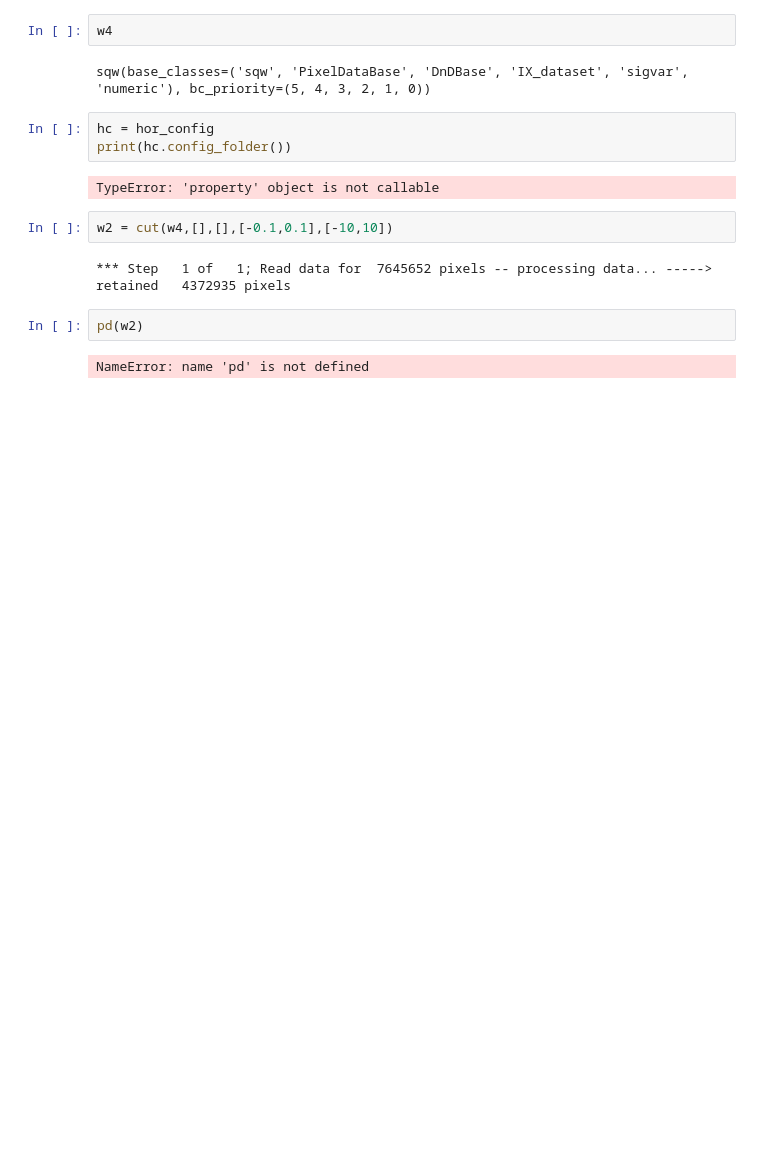
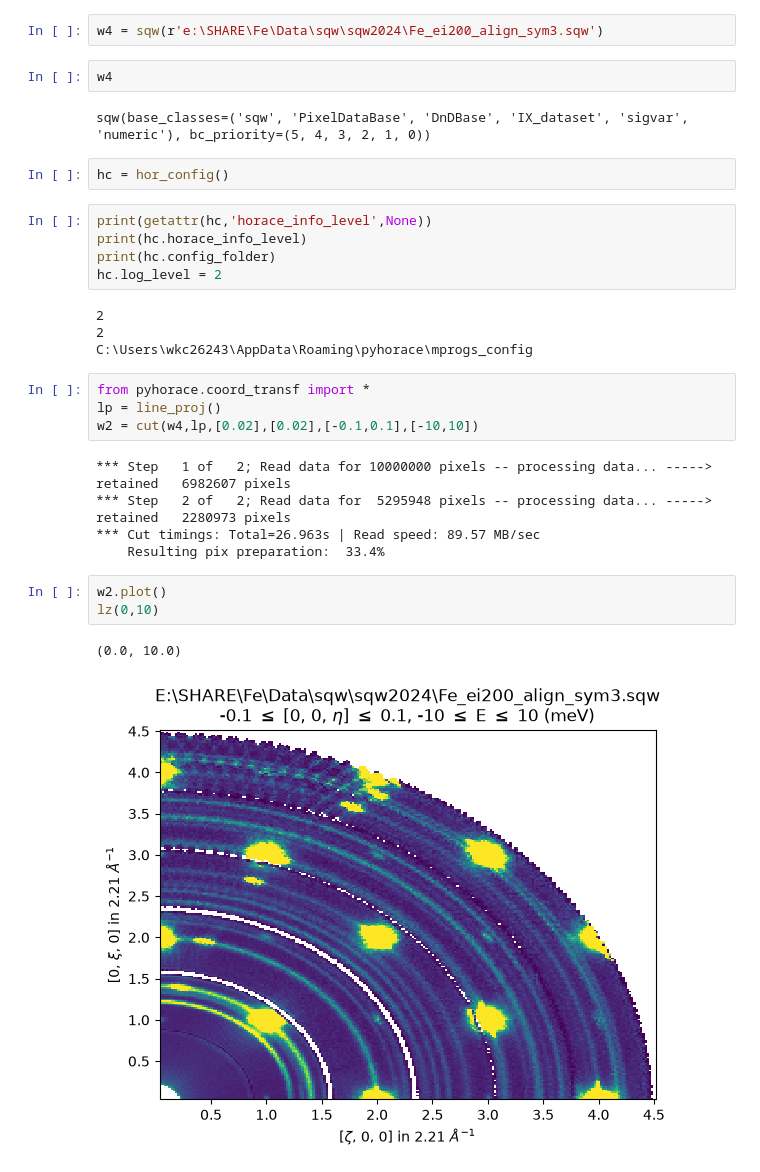
Before and after one commit to abuts/Horace, a Jupyter notebook: demo/cuts.ipynb, the cells around one changed output. Cells and saved outputs as stored; diff of their text form; blank space fills up the shorter version.

```diff
--- a/demo/cuts.ipynb
+++ b/demo/cuts.ipynb
@@ -4,17 +6,32 @@ w4 = sqw(r'e:\SHARE\Fe\Data\sqw\sqw2024\Fe_ei200_align_sym3.sqw')
+# %%
+w4 = sqw(r'e:\SHARE\Fe\Data\sqw\sqw2024\Fe_ei200_align_sym3.sqw')
 # %%
 w4
 # %% [output]
 sqw(base_classes=('sqw', 'PixelDataBase', 'DnDBase', 'IX_dataset', 'sigvar', 'numeric'), bc_priority=(5, 4, 3, 2, 1, 0))
+# %%
+hc = hor_config()
 # %%
-hc = hor_config
-print(hc.config_folder())
+print(getattr(hc,'horace_info_level',None))
+print(hc.horace_info_level)
+print(hc.config_folder)
+hc.log_level = 2
 # %% [output]
-TypeError: 'property' object is not callable
+2
+2
+C:\Users\wkc26243\AppData\Roaming\pyhorace\mprogs_config
 # %%
-w2 = cut(w4,[],[],[-0.1,0.1],[-10,10])
+from pyhorace.coord_transf import *
+lp = line_proj()
+w2 = cut(w4,lp,[0.02],[0.02],[-0.1,0.1],[-10,10])
 # %% [output]
-*** Step   1 of   1; Read data for  7645652 pixels -- processing data... ----->  retained   4372935 pixels
+*** Step   1 of   2; Read data for 10000000 pixels -- processing data... ----->  retained   6982607 pixels
+*** Step   2 of   2; Read data for  5295948 pixels -- processing data... ----->  retained   2280973 pixels
+*** Cut timings: Total=26.963s | Read speed: 89.57 MB/sec
+    Resulting pix preparation:  33.4%
 # %%
-pd(w2)
+w2.plot()
+lz(0,10)
 # %% [output]
-NameError: name 'pd' is not defined
+(0.0, 10.0)
+[figure, added]
```
Also changed, not shown: parts of 7 cells of this notebook, 16 other files.
